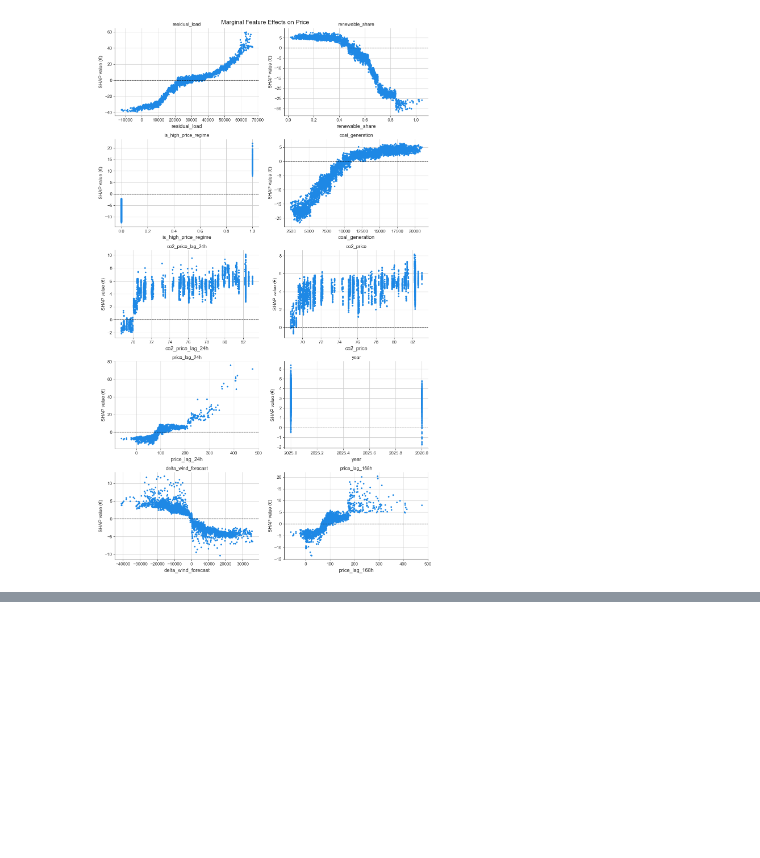
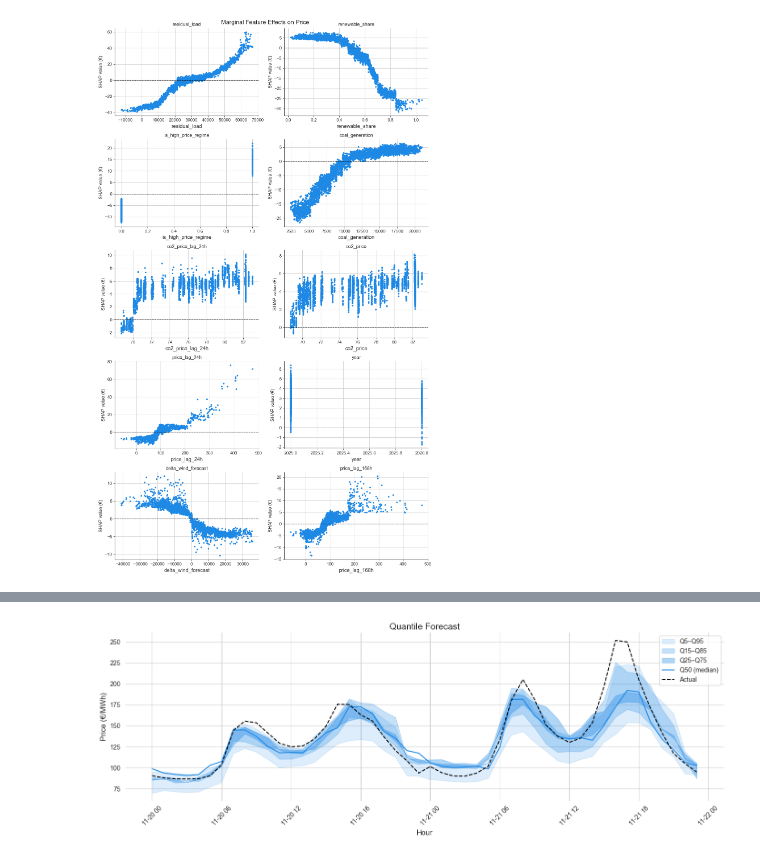
Before and after one commit to Josip007/WattWise, a Jupyter notebook: notebooks/Ati_model_SHAP.ipynb, the cells around one changed output, grey strips where cells are left out. Cells and saved outputs as stored; diff of their text form; code cells hidden in the pictures; blank space fills up the shorter version.

```diff
--- a/notebooks/Ati_model_SHAP.ipynb
+++ b/notebooks/Ati_model_SHAP.ipynb
@@ -735,0 +908,31 @@ plt.show()
+# %%
+# Attach timestamps to forecast_df
+forecast_df.index = test_df["timestamp"]
+
+# Filter the period
+mask = (forecast_df.index >= "2025-11-20 00:00") & (forecast_df.index <= "2025-11-21 23:00")
+plot_df = forecast_df[mask]
+
+# Plot
+fig, ax = plt.subplots(figsize=(14, 5))
+
+# Quantile bands
+ax.fill_between(plot_df.index, plot_df["Q5"],  plot_df["Q95"], alpha=0.15, color="#1E88E5", label="Q5–Q95")
+ax.fill_between(plot_df.index, plot_df["Q15"], plot_df["Q85"], alpha=0.25, color="#1E88E5", label="Q15–Q85")
+ax.fill_between(plot_df.index, plot_df["Q25"], plot_df["Q75"], alpha=0.35, color="#1E88E5", label="Q25–Q75")
+
+# Median and actuals
+ax.plot(plot_df.index, plot_df["Q50"], color="#1E88E5", linewidth=1.5, label="Q50 (median)")
+ax.plot(plot_df.index, y_test[mask], color="black", linewidth=1.5, linestyle="--", label="Actual")
+
+ax.set_title("Quantile Forecast", fontsize=14)
+ax.set_xlabel("Hour", fontsize=12)
+ax.set_ylabel("Price (€/MWh)", fontsize=12)
+ax.legend(loc="upper right")
+ax.spines["top"].set_visible(False)
+ax.spines["right"].set_visible(False)
+plt.xticks(rotation=45)
+plt.tight_layout()
+plt.show()
+# %% [output]
+[figure, added]
```
Also changed, not shown: parts of 13 cells of this notebook, 5 other files.
